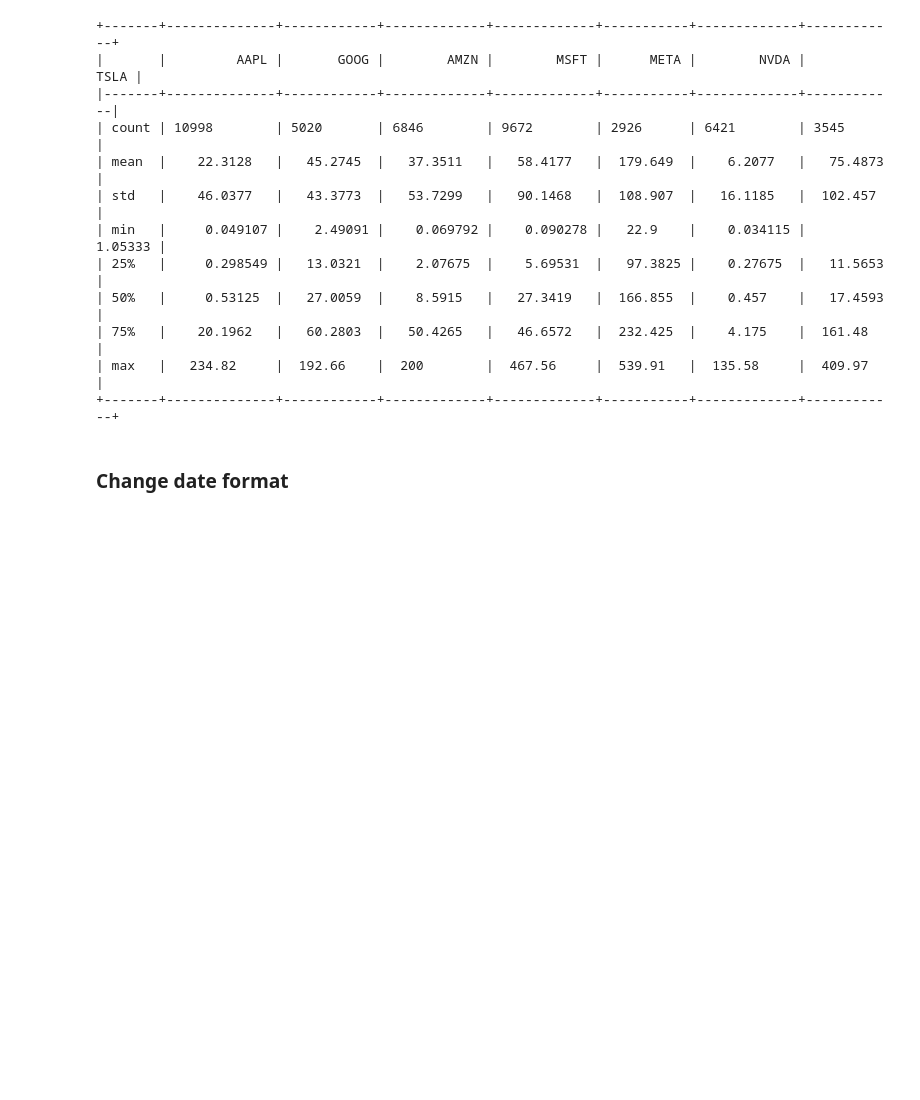
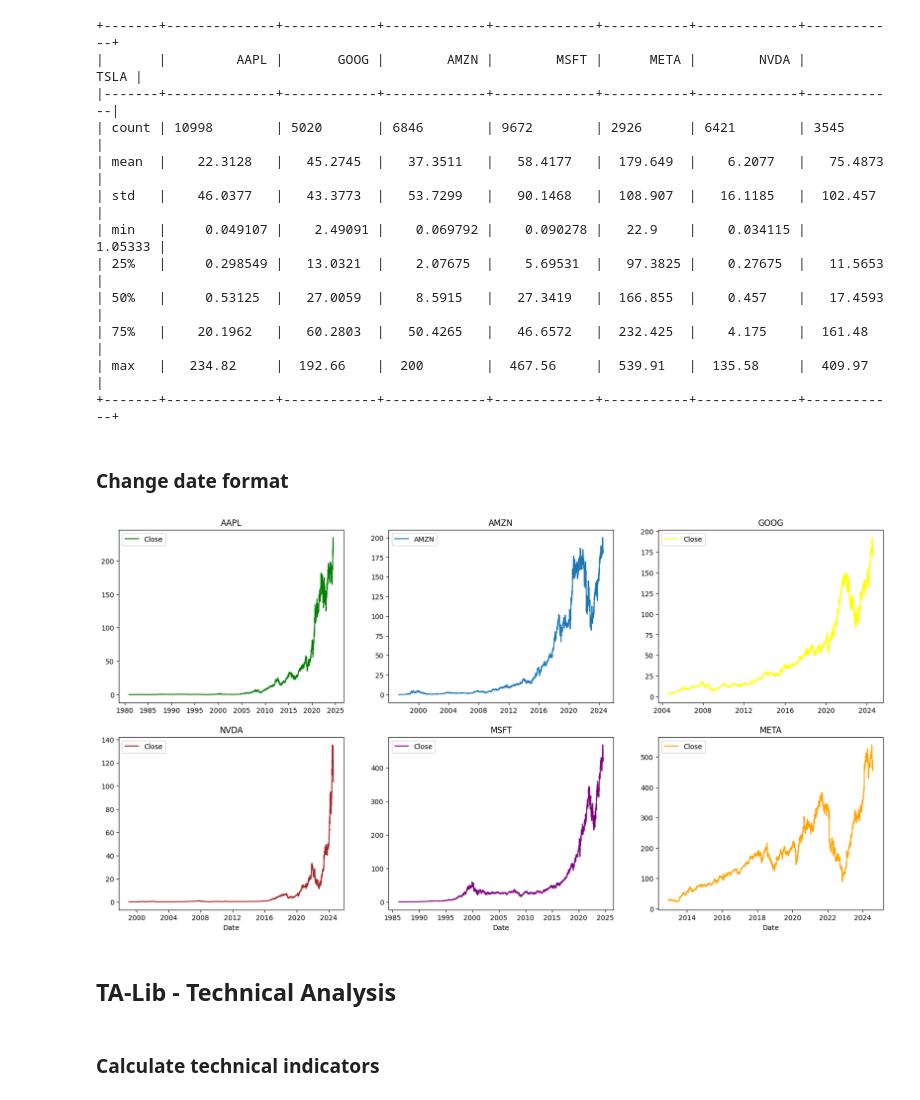
Before and after one commit to Ofgeha-Gelana/SentimentStockPredictor, a Jupyter notebook: notebooks/quantitative analyses.ipynb, the cells around one changed output. Cells and saved outputs as stored; diff of their text form; code cells hidden in the pictures; blank space fills up the shorter version.

```diff
--- a/notebooks/quantitative analyses.ipynb
+++ b/notebooks/quantitative analyses.ipynb
@@ -164,3 +164,12 @@ stock_data_msft['Date']=pd.to_datetime(stock_data_msft['Date'])
 stock_data_nvda['Date']=pd.to_datetime(stock_data_nvda['Date'])
 stock_data_meta['Date']=pd.to_datetime(stock_data_meta['Date'])
 stock_data_tsla['Date']=pd.to_datetime(stock_data_tsla['Date'])
+# %%
+from scripts.financial_analysis import analysisClosingPriceWithDate
+analysisClosingPriceWithDate(stock_data_aapl,stock_data_amzn,stock_data_goog,stock_data_meta,stock_data_msft,stock_data_nvda)
+# %% [output]
+[figure, added]
+# %% [markdown]
+## TA-Lib - Technical Analysis
+# %% [markdown]
+### Calculate technical indicators
```
Also changed, not shown: parts of 1 cell of this notebook, 1 other file.
